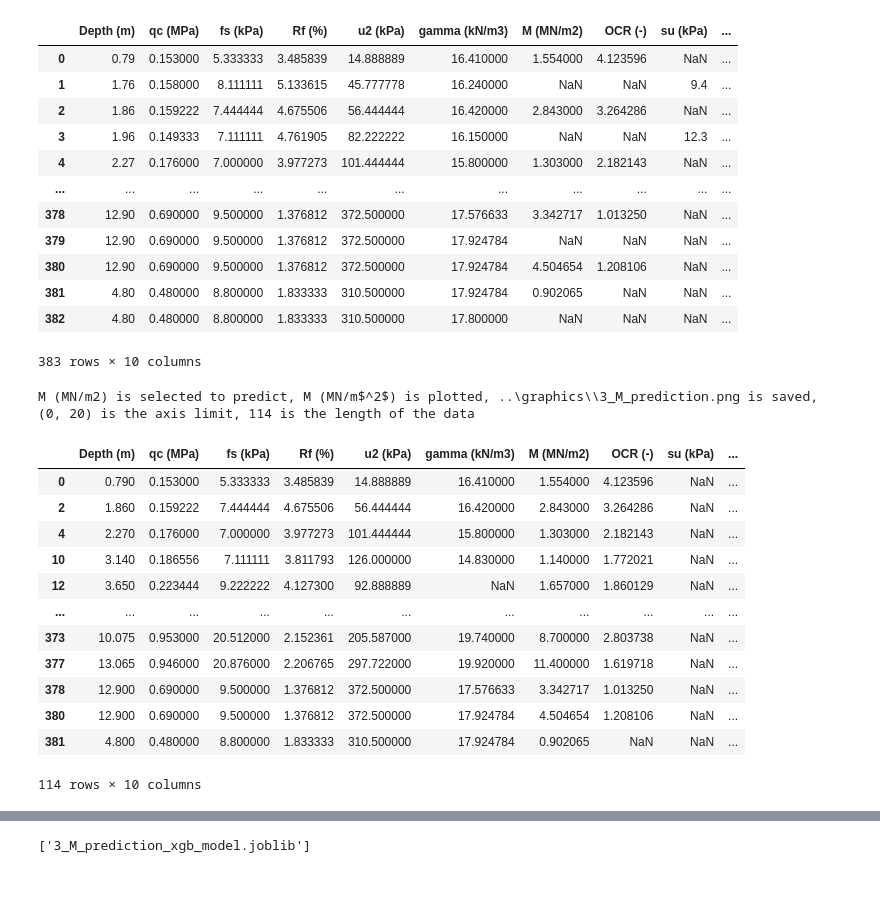
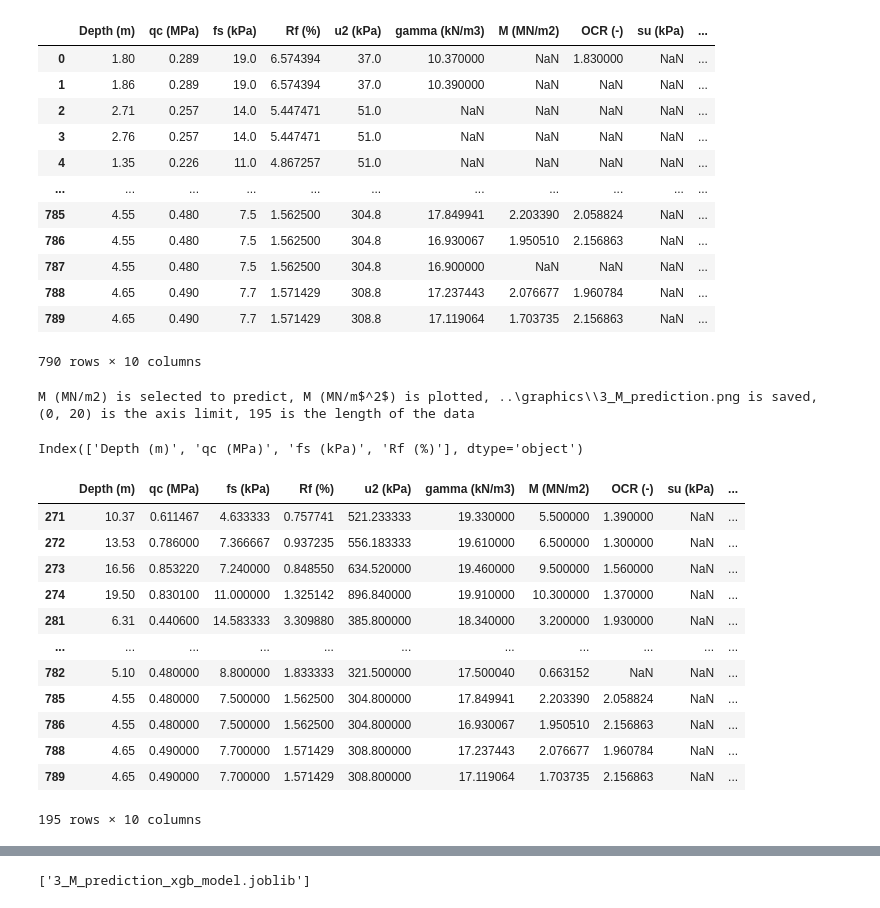
Before and after one commit to harifel/ISGSR25_DataDrivenSiteCharacterization, a Jupyter notebook: src/03_training_soil_parameters.ipynb, the cells around one changed output, grey strips where cells are left out. Cells and saved outputs as stored; diff of their text form; code cells hidden in the pictures.

```diff
--- a/src/03_training_soil_parameters.ipynb
+++ b/src/03_training_soil_parameters.ipynb
@@ -34,22 +34,22 @@ plt.rc('figure', titlesize=BIGGER_SIZE)  # fontsize of the figure title
 plt.rcParams["font.family"] = "Times New Roman"
 cm = 1/2.54  # centimeters in inches
 # %%
-data_ML = pd.read_csv('..\data\database_preprocessed.csv')
+data_ML = pd.read_csv('..\data\database_preprocessed_2024_soilparameter.csv')
 data_ML
 # %% [output]
 |  | Depth (m) | qc (MPa) | fs (kPa) | Rf (%) | u2 (kPa) | gamma (kN/m3) | M (MN/m2) | OCR (-) | su (kPa) | ... |
-| 0 | 0.79 | 0.153000 | 5.333333 | 3.485839 | 14.888889 | 16.410000 | 1.554000 | 4.123596 | NaN | ... |
-| 1 | 1.76 | 0.158000 | 8.111111 | 5.133615 | 45.777778 | 16.240000 | NaN | NaN | 9.4 | ... |
-| 2 | 1.86 | 0.159222 | 7.444444 | 4.675506 | 56.444444 | 16.420000 | 2.843000 | 3.264286 | NaN | ... |
-| 3 | 1.96 | 0.149333 | 7.111111 | 4.761905 | 82.222222 | 16.150000 | NaN | NaN | 12.3 | ... |
-| 4 | 2.27 | 0.176000 | 7.000000 | 3.977273 | 101.444444 | 15.800000 | 1.303000 | 2.182143 | NaN | ... |
+| 0 | 1.80 | 0.289 | 19.0 | 6.574394 | 37.0 | 10.370000 | NaN | 1.830000 | NaN | ... |
+| 1 | 1.86 | 0.289 | 19.0 | 6.574394 | 37.0 | 10.390000 | NaN | NaN | NaN | ... |
+| 2 | 2.71 | 0.257 | 14.0 | 5.447471 | 51.0 | NaN | NaN | NaN | NaN | ... |
+| 3 | 2.76 | 0.257 | 14.0 | 5.447471 | 51.0 | NaN | NaN | NaN | NaN | ... |
+| 4 | 1.35 | 0.226 | 11.0 | 4.867257 | 51.0 | NaN | NaN | NaN | NaN | ... |
 | ... | ... | ... | ... | ... | ... | ... | ... | ... | ... | ... |
-| 378 | 12.90 | 0.690000 | 9.500000 | 1.376812 | 372.500000 | 17.576633 | 3.342717 | 1.013250 | NaN | ... |
-| 379 | 12.90 | 0.690000 | 9.500000 | 1.376812 | 372.500000 | 17.924784 | NaN | NaN | NaN | ... |
-| 380 | 12.90 | 0.690000 | 9.500000 | 1.376812 | 372.500000 | 17.924784 | 4.504654 | 1.208106 | NaN | ... |
-| 381 | 4.80 | 0.480000 | 8.800000 | 1.833333 | 310.500000 | 17.924784 | 0.902065 | NaN | NaN | ... |
-| 382 | 4.80 | 0.480000 | 8.800000 | 1.833333 | 310.500000 | 17.800000 | NaN | NaN | NaN | ... |
+| 785 | 4.55 | 0.480 | 7.5 | 1.562500 | 304.8 | 17.849941 | 2.203390 | 2.058824 | NaN | ... |
+| 786 | 4.55 | 0.480 | 7.5 | 1.562500 | 304.8 | 16.930067 | 1.950510 | 2.156863 | NaN | ... |
+| 787 | 4.55 | 0.480 | 7.5 | 1.562500 | 304.8 | 16.900000 | NaN | NaN | NaN | ... |
+| 788 | 4.65 | 0.490 | 7.7 | 1.571429 | 308.8 | 17.237443 | 2.076677 | 1.960784 | NaN | ... |
+| 789 | 4.65 | 0.490 | 7.7 | 1.571429 | 308.8 | 17.119064 | 1.703735 | 2.156863 | NaN | ... |
-383 rows × 10 columns
+790 rows × 10 columns
 # %%
 prefix = r'..\graphics\\'
 investigated_column =  ['gamma (kN/m3)', 'su (kPa)', 'M (MN/m2)', 'OCR (-)']
@@ -65,28 +65,35 @@ save_path = save_paths[j]
 data_ML = data_ML.dropna(subset=[investigated_column])
 print(f"{investigated_column} is selected to predict, {investigated_column_plot} is plotted, {save_path} is saved, {axis_limit[j]} is the axis limit, {len(data_ML)} is the length of the data")
 
+#Remove the NGTS data from silt and clay test sites
+data_ML_filtered = data_ML[~data_ML['sampling_name(-)'].str.contains(r'NGTS_Silt_|NGTS_Clay_', na=False)]
+
 columns_x = ['Depth (m)','qc (MPa)', 'fs (kPa)','Rf (%)'] #for Machine learning features
 plot_columns_x_label = ['Depth (m)','$q_c$ (MPa)', '$f_s$ (kPa)','$R_f$ (%)'] #for plotting purpose
 
-X = data_ML.loc[:,columns_x]
-y = data_ML[investigated_column]
+X = data_ML_filtered.loc[:,columns_x]
+y = data_ML_filtered[investigated_column]
 
 X_train, X_test, y_train, y_test = train_test_split(X, y, test_size=0.20, random_state=42)
 # %% [output]
-M (MN/m2) is selected to predict, M (MN/m$^2$) is plotted, ..\graphics\\3_M_prediction.png is saved, (0, 20) is the axis limit, 114 is the length of the data
+M (MN/m2) is selected to predict, M (MN/m$^2$) is plotted, ..\graphics\\3_M_prediction.png is saved, (0, 20) is the axis limit, 195 is the length of the data
+# %%
+X.columns
+# %% [output]
+Index(['Depth (m)', 'qc (MPa)', 'fs (kPa)', 'Rf (%)'], dtype='object')
 # %%
 data_ML
 # %% [output]
 |  | Depth (m) | qc (MPa) | fs (kPa) | Rf (%) | u2 (kPa) | gamma (kN/m3) | M (MN/m2) | OCR (-) | su (kPa) | ... |
-| 0 | 0.790 | 0.153000 | 5.333333 | 3.485839 | 14.888889 | 16.410000 | 1.554000 | 4.123596 | NaN | ... |
-| 2 | 1.860 | 0.159222 | 7.444444 | 4.675506 | 56.444444 | 16.420000 | 2.843000 | 3.264286 | NaN | ... |
-| 4 | 2.270 | 0.176000 | 7.000000 | 3.977273 | 101.444444 | 15.800000 | 1.303000 | 2.182143 | NaN | ... |
-| 10 | 3.140 | 0.186556 | 7.111111 | 3.811793 | 126.000000 | 14.830000 | 1.140000 | 1.772021 | NaN | ... |
-| 12 | 3.650 | 0.223444 | 9.222222 | 4.127300 | 92.888889 | NaN | 1.657000 | 1.860129 | NaN | ... |
+| 271 | 10.37 | 0.611467 | 4.633333 | 0.757741 | 521.233333 | 19.330000 | 5.500000 | 1.390000 | NaN | ... |
+| 272 | 13.53 | 0.786000 | 7.366667 | 0.937235 | 556.183333 | 19.610000 | 6.500000 | 1.300000 | NaN | ... |
+| 273 | 16.56 | 0.853220 | 7.240000 | 0.848550 | 634.520000 | 19.460000 | 9.500000 | 1.560000 | NaN | ... |
+| 274 | 19.50 | 0.830100 | 11.000000 | 1.325142 | 896.840000 | 19.910000 | 10.300000 | 1.370000 | NaN | ... |
+| 281 | 6.31 | 0.440600 | 14.583333 | 3.309880 | 385.800000 | 18.340000 | 3.200000 | 1.930000 | NaN | ... |
 | ... | ... | ... | ... | ... | ... | ... | ... | ... | ... | ... |
-| 373 | 10.075 | 0.953000 | 20.512000 | 2.152361 | 205.587000 | 19.740000 | 8.700000 | 2.803738 | NaN | ... |
-| 377 | 13.065 | 0.946000 | 20.876000 | 2.206765 | 297.722000 | 19.920000 | 11.400000 | 1.619718 | NaN | ... |
-| 378 | 12.900 | 0.690000 | 9.500000 | 1.376812 | 372.500000 | 17.576633 | 3.342717 | 1.013250 | NaN | ... |
-| 380 | 12.900 | 0.690000 | 9.500000 | 1.376812 | 372.500000 | 17.924784 | 4.504654 | 1.208106 | NaN | ... |
-| 381 | 4.800 | 0.480000 | 8.800000 | 1.833333 | 310.500000 | 17.924784 | 0.902065 | NaN | NaN | ... |
+| 782 | 5.10 | 0.480000 | 8.800000 | 1.833333 | 321.500000 | 17.500040 | 0.663152 | NaN | NaN | ... |
+| 785 | 4.55 | 0.480000 | 7.500000 | 1.562500 | 304.800000 | 17.849941 | 2.203390 | 2.058824 | NaN | ... |
+| 786 | 4.55 | 0.480000 | 7.500000 | 1.562500 | 304.800000 | 16.930067 | 1.950510 | 2.156863 | NaN | ... |
+| 788 | 4.65 | 0.490000 | 7.700000 | 1.571429 | 308.800000 | 17.237443 | 2.076677 | 1.960784 | NaN | ... |
+| 789 | 4.65 | 0.490000 | 7.700000 | 1.571429 | 308.800000 | 17.119064 | 1.703735 | 2.156863 | NaN | ... |
-114 rows × 10 columns
+195 rows × 10 columns
```
Also changed, not shown: parts of 6 cells of this notebook, 3 other files.
